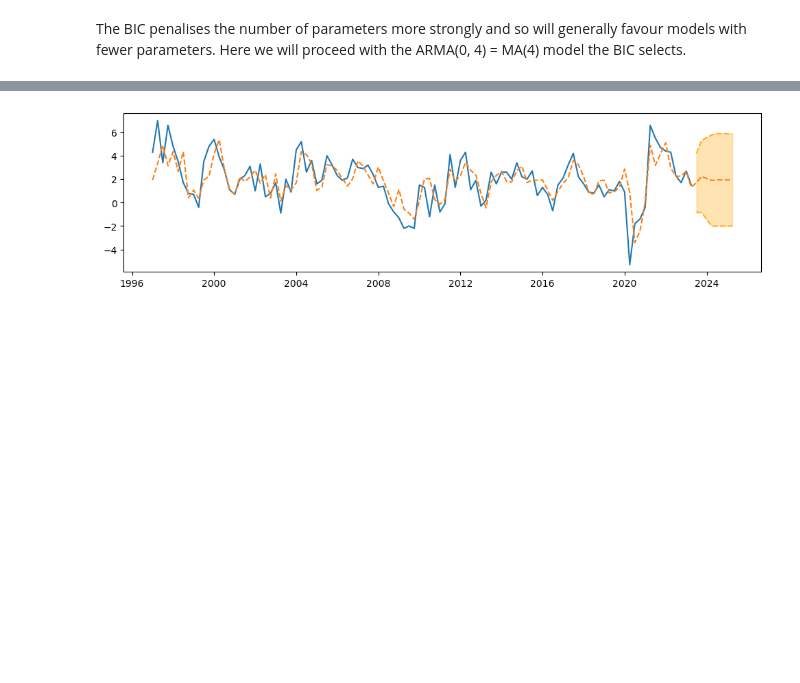
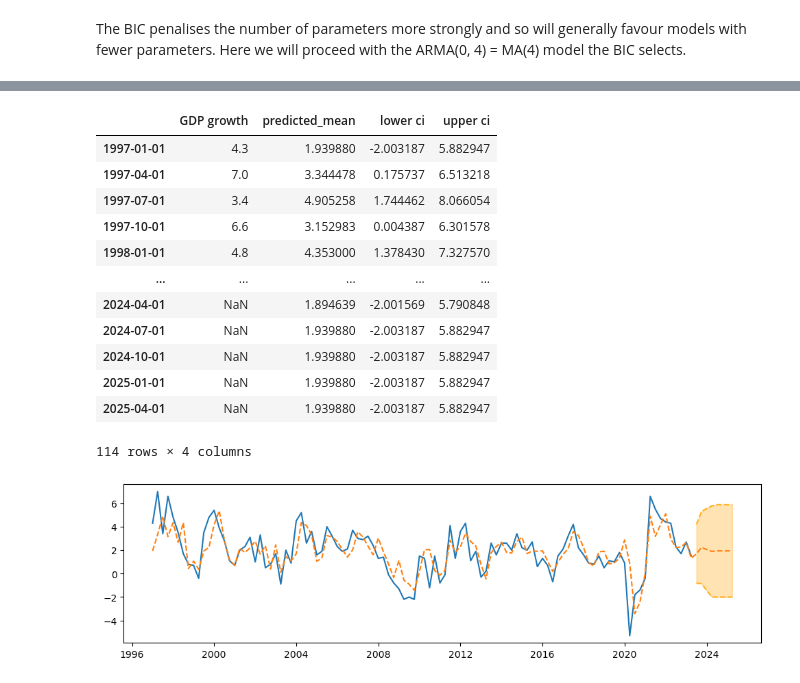
Before and after one commit to BI-DS/GRA-4153, a Jupyter notebook: examples/ARMA.ipynb, the cells around one changed output, grey strips where cells are left out. Cells and saved outputs as stored; diff of their text form; code cells hidden in the pictures; blank space fills up the shorter version.

```diff
--- a/examples/ARMA.ipynb
+++ b/examples/ARMA.ipynb
@@ -282,6 +293,22 @@ df.rename(columns={"CLV_PCH_SM" : "GDP growth",
                     "upper CLV_PCH_SM" : "upper ci"}, inplace=True)
 df
 df["GDP growth"] = df["GDP growth"].map(float)
+# %%
+df
+# %% [output]
+|  | GDP growth | predicted_mean | lower ci | upper ci |
+| 1997-01-01 | 4.3 | 1.939880 | -2.003187 | 5.882947 |
+| 1997-04-01 | 7.0 | 3.344478 | 0.175737 | 6.513218 |
+| 1997-07-01 | 3.4 | 4.905258 | 1.744462 | 8.066054 |
+| 1997-10-01 | 6.6 | 3.152983 | 0.004387 | 6.301578 |
+| 1998-01-01 | 4.8 | 4.353000 | 1.378430 | 7.327570 |
+| ... | ... | ... | ... | ... |
+| 2024-04-01 | NaN | 1.894639 | -2.001569 | 5.790848 |
+| 2024-07-01 | NaN | 1.939880 | -2.003187 | 5.882947 |
+| 2024-10-01 | NaN | 1.939880 | -2.003187 | 5.882947 |
+| 2025-01-01 | NaN | 1.939880 | -2.003187 | 5.882947 |
+| 2025-04-01 | NaN | 1.939880 | -2.003187 | 5.882947 |
+114 rows × 4 columns
 # %%
 CI_insample = False    # change to True to have CI plotted over whole sample
 
```
Also changed, not shown: parts of 3 cells of this notebook, 2 other files.
